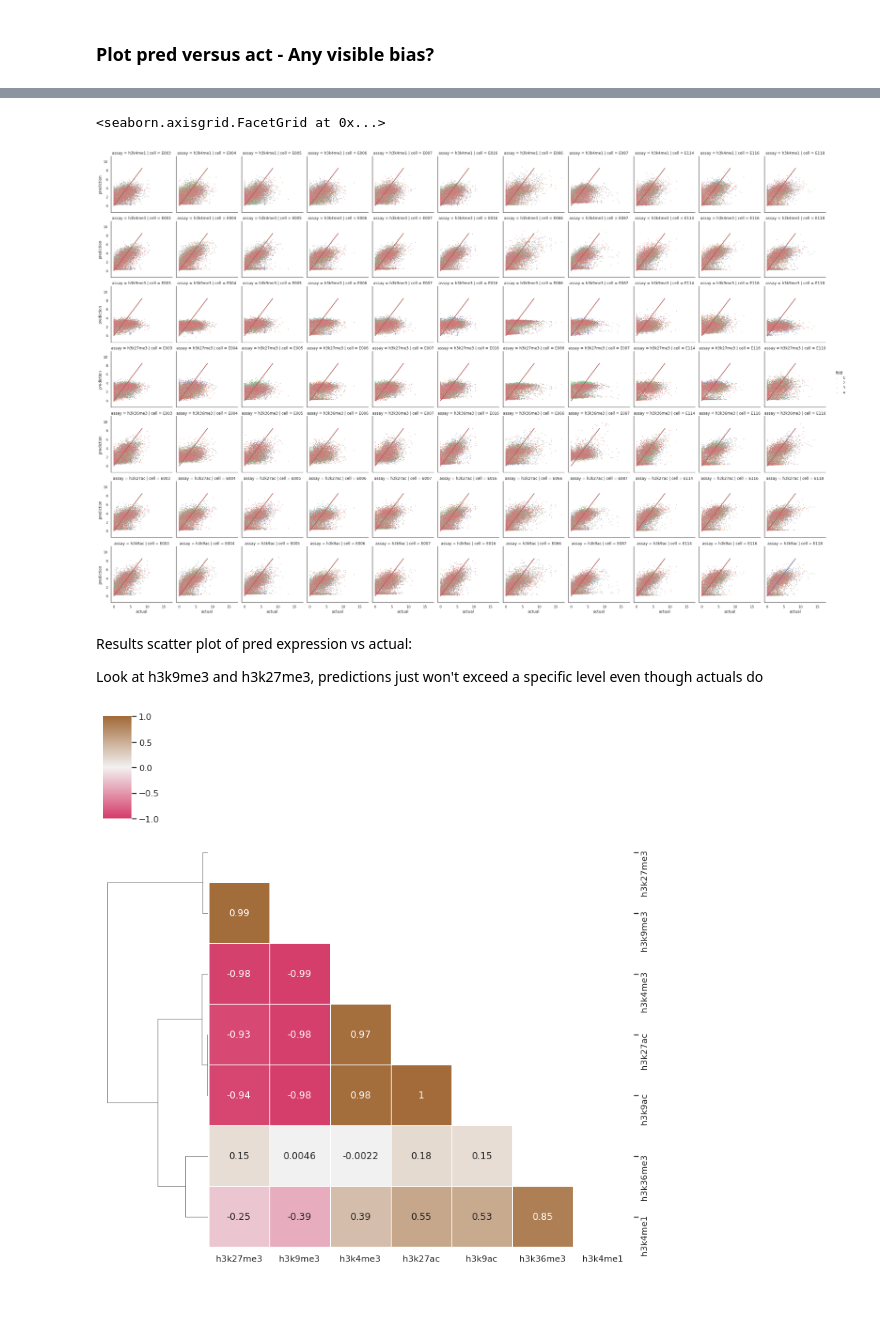
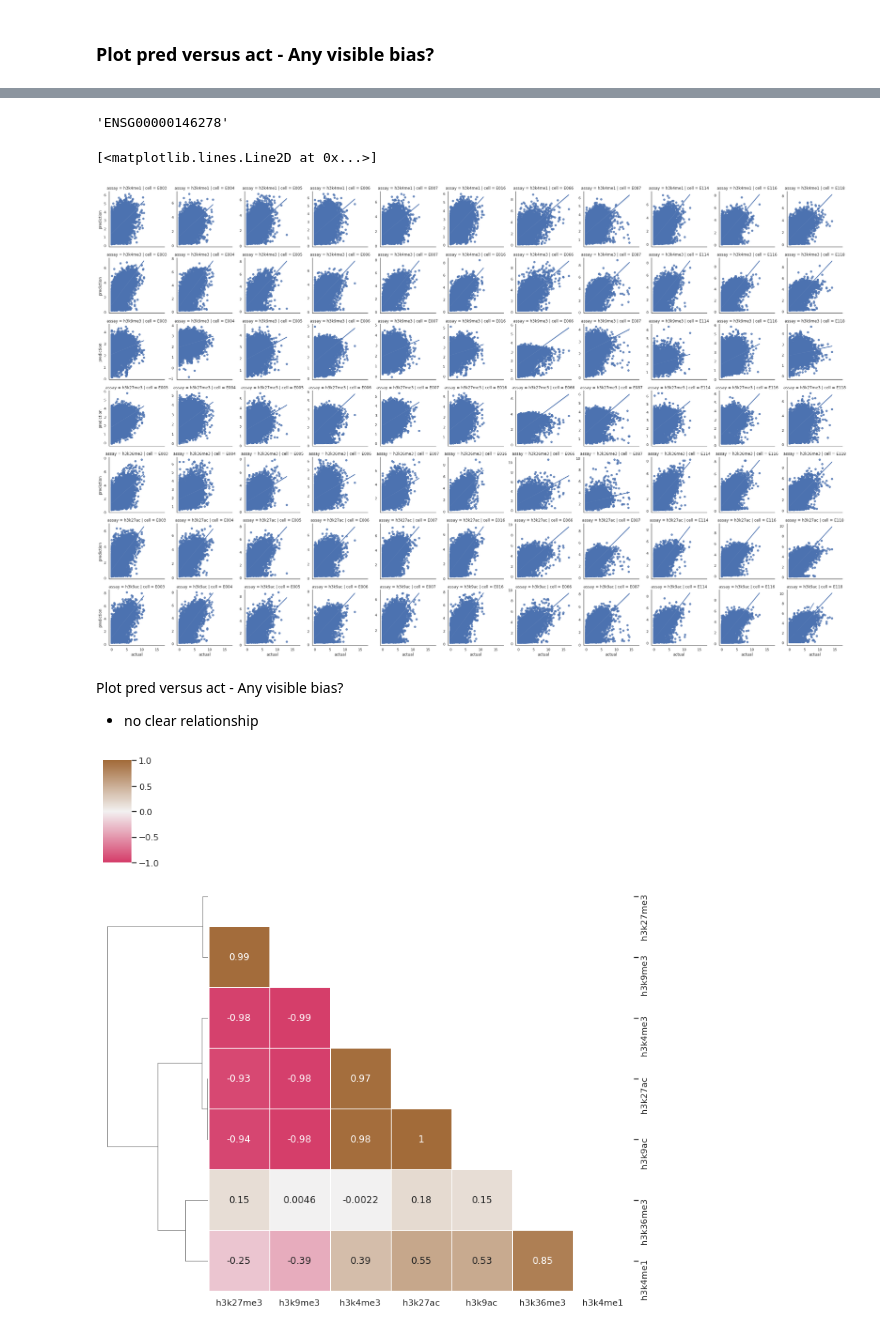
Before and after one commit to neurogenomics/chromexpress, a Jupyter notebook: Predicting.ipynb, the cells around one changed output, grey strips where cells are left out. Drawn from its saved outputs; the diff is of its cells as text; code cells hidden in the pictures; blank space fills up the shorter version.

```diff
--- a/Predicting.ipynb
+++ b/Predicting.ipynb
@@ -357,40 +329,38 @@ K fold:
+# %%
+X['gene_ids'][0]
+# %% [output]
+'ENSG00000146278'
 # %%
 #concat to single dataframe
 predvact = pd.concat(predvact)
 #save res
 predvact.to_csv(f"{PRED_PATH}/pred_vs_act.csv", sep='\t',index=False)
+# %%
+predvact = pd.read_csv(f"{PRED_PATH}/pred_vs_act.csv",sep='\t')
 # %%
 import seaborn as sns
 import matplotlib.pyplot as plt
-sns.set(rc={'figure.figsize':(19, 17)})
+sns.set(rc={'figure.figsize':(24, 32)})
 sns.set(font_scale = 1.2)
 sns.set_theme(style="white")
 
 pal = ["#9A8822","#F5CDB4","#F8AFA8",
        "#FDDDA0","#74A089","#85D4E3",
        #added extra to make 7
        '#78A2CC']
 
-sea = sns.FacetGrid(predvact, row='assay',
-                    col= "cell",hue='fold')
-
+sea = sns.FacetGrid(predvact, row='assay',sharex=True, sharey=False,
+                    col= "cell")
 # map the above form facetgrid with some attributes
-sea.map(sns.scatterplot, 'actual', 'prediction',s=5,alpha=0.6)
+sea.map(sns.regplot, 'actual', 'prediction',#s=5,alpha=0.6
+       )
 plt.plot([0, 8], [0, 8], linewidth=2)
-def slope_line(*args, **kwargs):
-    x = np.arange(0, 9, .5)
-    y = np.arange(0, 9, .5)
-    plt.plot(y, x)
-sea.map(slope_line)
-# adding legend
-sea.add_legend()
 # %% [output]
-<seaborn.axisgrid.FacetGrid at 0x...>
+[<matplotlib.lines.Line2D at 0x...>]
-[figure, old version]
+[figure, new version]
-# %% [markdown]
-Results scatter plot of pred expression vs actual:
-
-Look at h3k9me3 and h3k27me3, predictions just won't exceed a specific level even though actuals do
+# %% [markdown]
+Plot pred versus act - Any visible bias?
+* no clear relationship
 # %%
 import seaborn as sns
 import matplotlib.pyplot as plt
```
Also changed, not shown: parts of 19 cells of this notebook, 1 other file.
